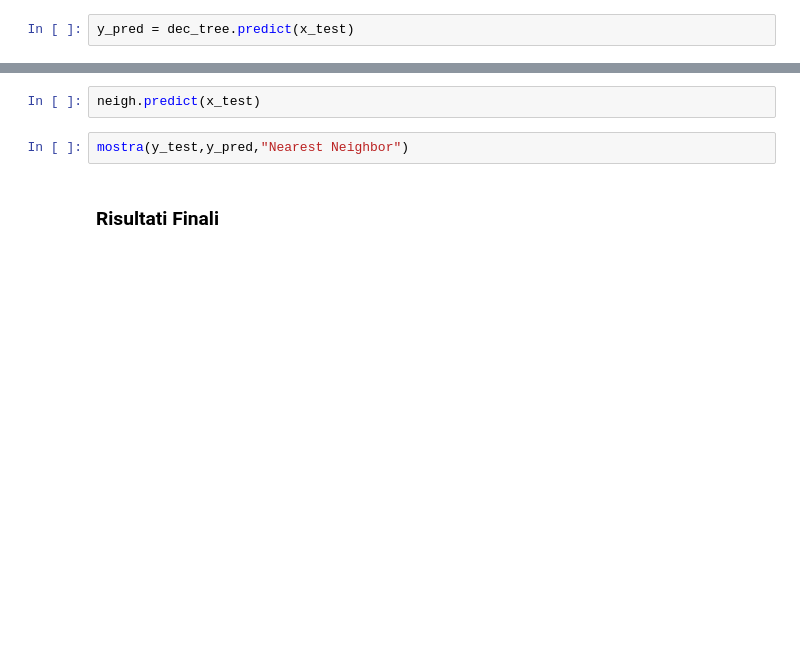
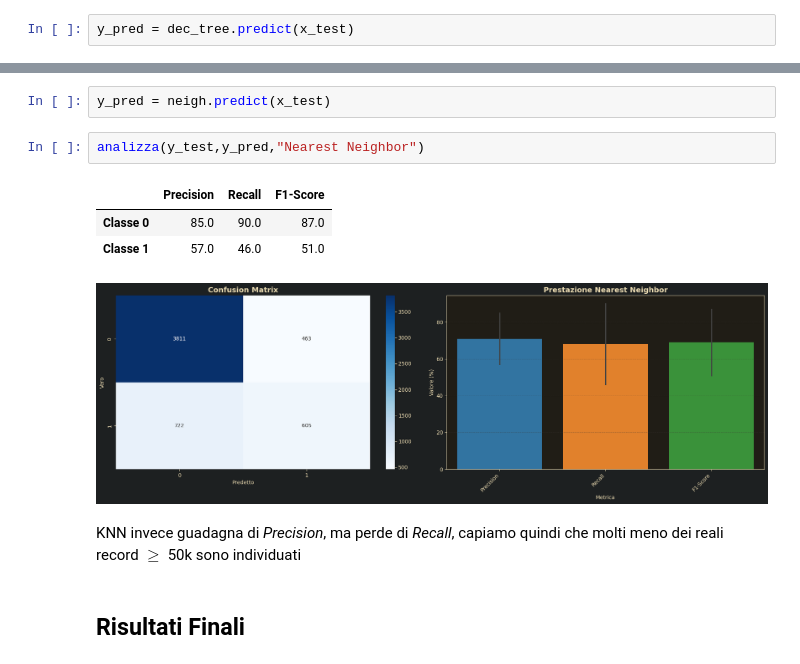
Before and after one commit to umbertofrega/Salary_Prediction, a Jupyter notebook: salary_classification.ipynb, the cells around one changed output, grey strips where cells are left out. Cells and saved outputs as stored; diff of their text form; blank space fills up the shorter version.

```diff
--- a/salary_classification.ipynb
+++ b/salary_classification.ipynb
@@ -257,6 +404,13 @@ print("Modello Addestrato!")
 # %%
-neigh.predict(x_test)
+y_pred = neigh.predict(x_test)
 # %%
-mostra(y_test,y_pred,"Nearest Neighbor")
+analizza(y_test,y_pred,"Nearest Neighbor")
+# %% [output]
+|  | Precision | Recall | F1-Score |
+| Classe 0 | 85.0 | 90.0 | 87.0 |
+| Classe 1 | 57.0 | 46.0 | 51.0 |
+[figure, added]
+# %% [markdown]
+KNN invece guadagna di *Precision*, ma perde di *Recall*, capiamo quindi che molti meno dei reali record $\ge$ 50k sono individuati
 # %% [markdown]
-### Risultati Finali
+## Risultati Finali
```
Also changed, not shown: parts of 45 cells of this notebook, 2 other files.
